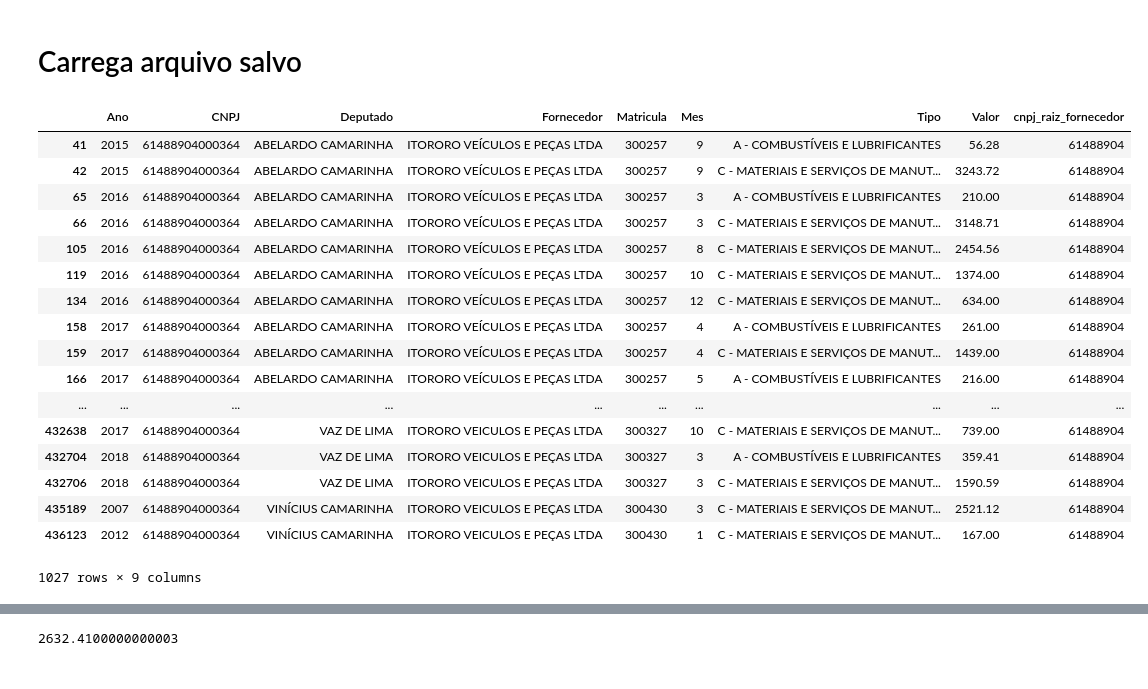
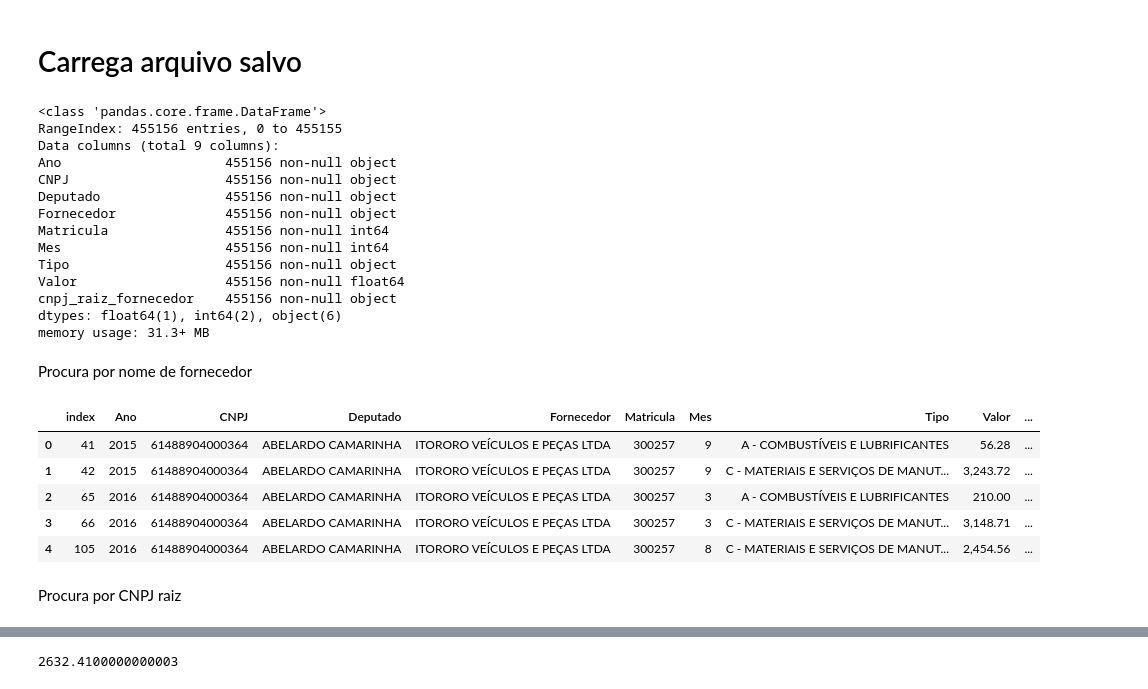
Before and after one commit to reichaves/alesp, a Jupyter notebook: alesp_despesas.ipynb, the cells around one changed output, grey strips where cells are left out. Cells and saved outputs as stored; diff of their text form; code cells hidden in the pictures.

```diff
--- a/alesp_despesas.ipynb
+++ b/alesp_despesas.ipynb
@@ -10,0 +13,2 @@ import numpy as np
+# %%
+pd.options.display.float_format = '{:,.2f}'.format
@@ -195,4 +153,4 @@ df_despesas.to_csv('resultados/despesas_dep_est_sp_8_junho.csv', index=False, de
 # %% [markdown]
 # Carrega arquivo salvo
 # %%
-df_despesas = pd.read_csv("resultados/despesas_dep_est_sp_8_junho.csv", sep=',',encoding = 'utf-8', converters={'CNPJ': lambda x: str(x), 'cnpj_raiz_fornecedor': lambda x: str(x)}, decimal=',')
+df_despesas = pd.read_csv("resultados/despesas_dep_est_sp_julho.csv", sep=',',encoding = 'utf-8', converters={'CNPJ': lambda x: str(x), 'cnpj_raiz_fornecedor': lambda x: str(x), 'Ano': lambda x: str(x)}, decimal=',')
@@ -201,24 +157,31 @@ df_despesas = pd.read_csv("resultados/despesas_dep_est_sp_8_junho.csv", sep=',',
+# %%
+df_despesas.info()
+# %% [output]
+<class 'pandas.core.frame.DataFrame'>
+RangeIndex: 455156 entries, 0 to 455155
+Data columns (total 9 columns):
+Ano                     455156 non-null object
+CNPJ                    455156 non-null object
+Deputado                455156 non-null object
+Fornecedor              455156 non-null object
+Matricula               455156 non-null int64
+Mes                     455156 non-null int64
+Tipo                    455156 non-null object
+Valor                   455156 non-null float64
+cnpj_raiz_fornecedor    455156 non-null object
+dtypes: float64(1), int64(2), object(6)
+memory usage: 31.3+ MB
+# %% [markdown]
+Procura por nome de fornecedor
 # %%
 mask = df_despesas['Fornecedor'].str.contains("ITORORO", na=False)
 procura = df_despesas[mask]
 # %%
-procura
+procura.reset_index().head()
 # %% [output]
-|  | Ano | CNPJ | Deputado | Fornecedor | Matricula | Mes | Tipo | Valor | cnpj_raiz_fornecedor |
-| 41 | 2015 | 61488904000364 | ABELARDO CAMARINHA | ITORORO VEÍCULOS E PEÇAS LTDA | 300257 | 9 | A - COMBUSTÍVEIS E LUBRIFICANTES | 56.28 | 61488904 |
-| 42 | 2015 | 61488904000364 | ABELARDO CAMARINHA | ITORORO VEÍCULOS E PEÇAS LTDA | 300257 | 9 | C - MATERIAIS E SERVIÇOS DE MANUT... | 3243.72 | 61488904 |
-| 65 | 2016 | 61488904000364 | ABELARDO CAMARINHA | ITORORO VEÍCULOS E PEÇAS LTDA | 300257 | 3 | A - COMBUSTÍVEIS E LUBRIFICANTES | 210.00 | 61488904 |
-| 66 | 2016 | 61488904000364 | ABELARDO CAMARINHA | ITORORO VEÍCULOS E PEÇAS LTDA | 300257 | 3 | C - MATERIAIS E SERVIÇOS DE MANUT... | 3148.71 | 61488904 |
-| 105 | 2016 | 61488904000364 | ABELARDO CAMARINHA | ITORORO VEÍCULOS E PEÇAS LTDA | 300257 | 8 | C - MATERIAIS E SERVIÇOS DE MANUT... | 2454.56 | 61488904 |
-| 119 | 2016 | 61488904000364 | ABELARDO CAMARINHA | ITORORO VEÍCULOS E PEÇAS LTDA | 300257 | 10 | C - MATERIAIS E SERVIÇOS DE MANUT... | 1374.00 | 61488904 |
-| 134 | 2016 | 61488904000364 | ABELARDO CAMARINHA | ITORORO VEÍCULOS E PEÇAS LTDA | 300257 | 12 | C - MATERIAIS E SERVIÇOS DE MANUT... | 634.00 | 61488904 |
-| 158 | 2017 | 61488904000364 | ABELARDO CAMARINHA | ITORORO VEÍCULOS E PEÇAS LTDA | 300257 | 4 | A - COMBUSTÍVEIS E LUBRIFICANTES | 261.00 | 61488904 |
-| 159 | 2017 | 61488904000364 | ABELARDO CAMARINHA | ITORORO VEÍCULOS E PEÇAS LTDA | 300257 | 4 | C - MATERIAIS E SERVIÇOS DE MANUT... | 1439.00 | 61488904 |
-| 166 | 2017 | 61488904000364 | ABELARDO CAMARINHA | ITORORO VEÍCULOS E PEÇAS LTDA | 300257 | 5 | A - COMBUSTÍVEIS E LUBRIFICANTES | 216.00 | 61488904 |
-| ... | ... | ... | ... | ... | ... | ... | ... | ... | ... |
-| 432638 | 2017 | 61488904000364 | VAZ DE LIMA | ITORORO VEICULOS E PEÇAS LTDA | 300327 | 10 | C - MATERIAIS E SERVIÇOS DE MANUT... | 739.00 | 61488904 |
-| 432704 | 2018 | 61488904000364 | VAZ DE LIMA | ITORORO VEICULOS E PEÇAS LTDA | 300327 | 3 | A - COMBUSTÍVEIS E LUBRIFICANTES | 359.41 | 61488904 |
-| 432706 | 2018 | 61488904000364 | VAZ DE LIMA | ITORORO VEICULOS E PEÇAS LTDA | 300327 | 3 | C - MATERIAIS E SERVIÇOS DE MANUT... | 1590.59 | 61488904 |
-| 435189 | 2007 | 61488904000364 | VINÍCIUS CAMARINHA | ITORORO VEICULOS E PEÇAS LTDA | 300430 | 3 | C - MATERIAIS E SERVIÇOS DE MANUT... | 2521.12 | 61488904 |
-| 436123 | 2012 | 61488904000364 | VINÍCIUS CAMARINHA | ITORORO VEICULOS E PEÇAS LTDA | 300430 | 1 | C - MATERIAIS E SERVIÇOS DE MANUT... | 167.00 | 61488904 |
+|  | index | Ano | CNPJ | Deputado | Fornecedor | Matricula | Mes | Tipo | Valor | ... |
+| 0 | 41 | 2015 | 61488904000364 | ABELARDO CAMARINHA | ITORORO VEÍCULOS E PEÇAS LTDA | 300257 | 9 | A - COMBUSTÍVEIS E LUBRIFICANTES | 56.28 | ... |
+| 1 | 42 | 2015 | 61488904000364 | ABELARDO CAMARINHA | ITORORO VEÍCULOS E PEÇAS LTDA | 300257 | 9 | C - MATERIAIS E SERVIÇOS DE MANUT... | 3,243.72 | ... |
+| 2 | 65 | 2016 | 61488904000364 | ABELARDO CAMARINHA | ITORORO VEÍCULOS E PEÇAS LTDA | 300257 | 3 | A - COMBUSTÍVEIS E LUBRIFICANTES | 210.00 | ... |
+| 3 | 66 | 2016 | 61488904000364 | ABELARDO CAMARINHA | ITORORO VEÍCULOS E PEÇAS LTDA | 300257 | 3 | C - MATERIAIS E SERVIÇOS DE MANUT... | 3,148.71 | ... |
+| 4 | 105 | 2016 | 61488904000364 | ABELARDO CAMARINHA | ITORORO VEÍCULOS E PEÇAS LTDA | 300257 | 8 | C - MATERIAIS E SERVIÇOS DE MANUT... | 2,454.56 | ... |
-1027 rows × 9 columns
@@ -227,3 +188,5 @@ procura
+# %% [markdown]
+Procura por CNPJ raiz
 # %%
 nome = df_despesas[(df_despesas['cnpj_raiz_fornecedor'] == '19876022')]
 # %%
```
Also changed, not shown: parts of 138 cells of this notebook, 8 other files.
